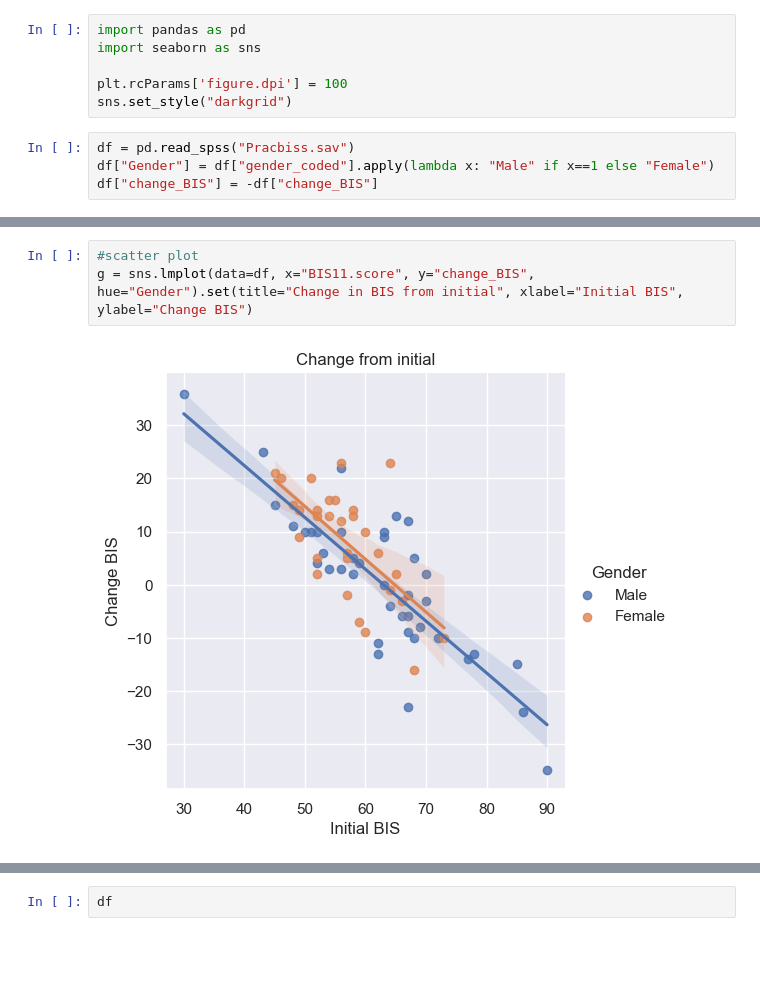
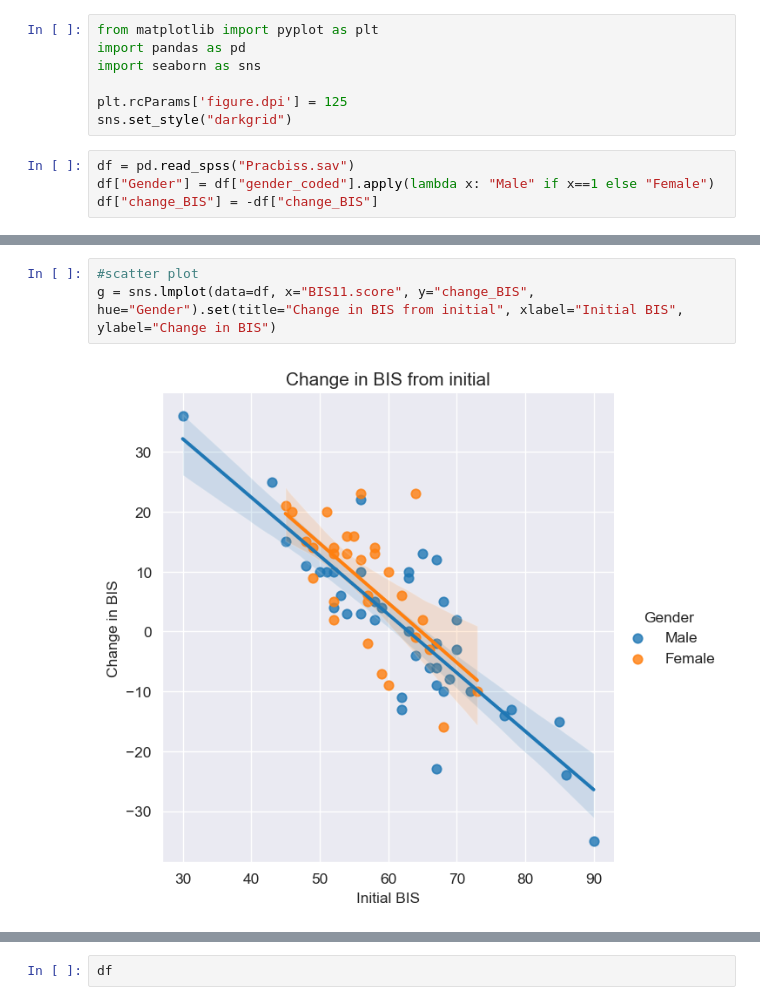
Before and after one commit to jjbbyw/MLZ, a Jupyter notebook: MLZ.ipynb, the cells around one changed output, grey strips where cells are left out. Cells and saved outputs as stored; diff of their text form; blank space fills up the shorter version.

```diff
--- a/MLZ.ipynb
+++ b/MLZ.ipynb
@@ -1,8 +1,9 @@
 # %%
+from matplotlib import pyplot as plt
 import pandas as pd
 import seaborn as sns
 
-plt.rcParams['figure.dpi'] = 100
+plt.rcParams['figure.dpi'] = 125
 sns.set_style("darkgrid")
 # %%
 df = pd.read_spss("Pracbiss.sav")
@@ -19,8 +20,8 @@ sns.boxplot(data=df, x="change_BIS", y="Gender", orient="h").set(title="Change i
 # %%
 #scatter plot
-g = sns.lmplot(data=df, x="BIS11.score", y="change_BIS", hue="Gender").set(title="Change in BIS from initial", xlabel="Initial BIS", ylabel="Change BIS")
+g = sns.lmplot(data=df, x="BIS11.score", y="change_BIS", hue="Gender").set(title="Change in BIS from initial", xlabel="Initial BIS", ylabel="Change in BIS")
 # %% [output]
-[figure, old version]
+[figure, new version]
 # %%
 #not very imformative scatter plot?
 sns.scatterplot(data=df, x="BIS11.score", y="BIS_visit2", hue="Gender").set(title="Initial vs Visit 2", xlabel="Initial", ylabel="Visit 2")
```
Also changed, not shown: parts of 2 cells of this notebook.
